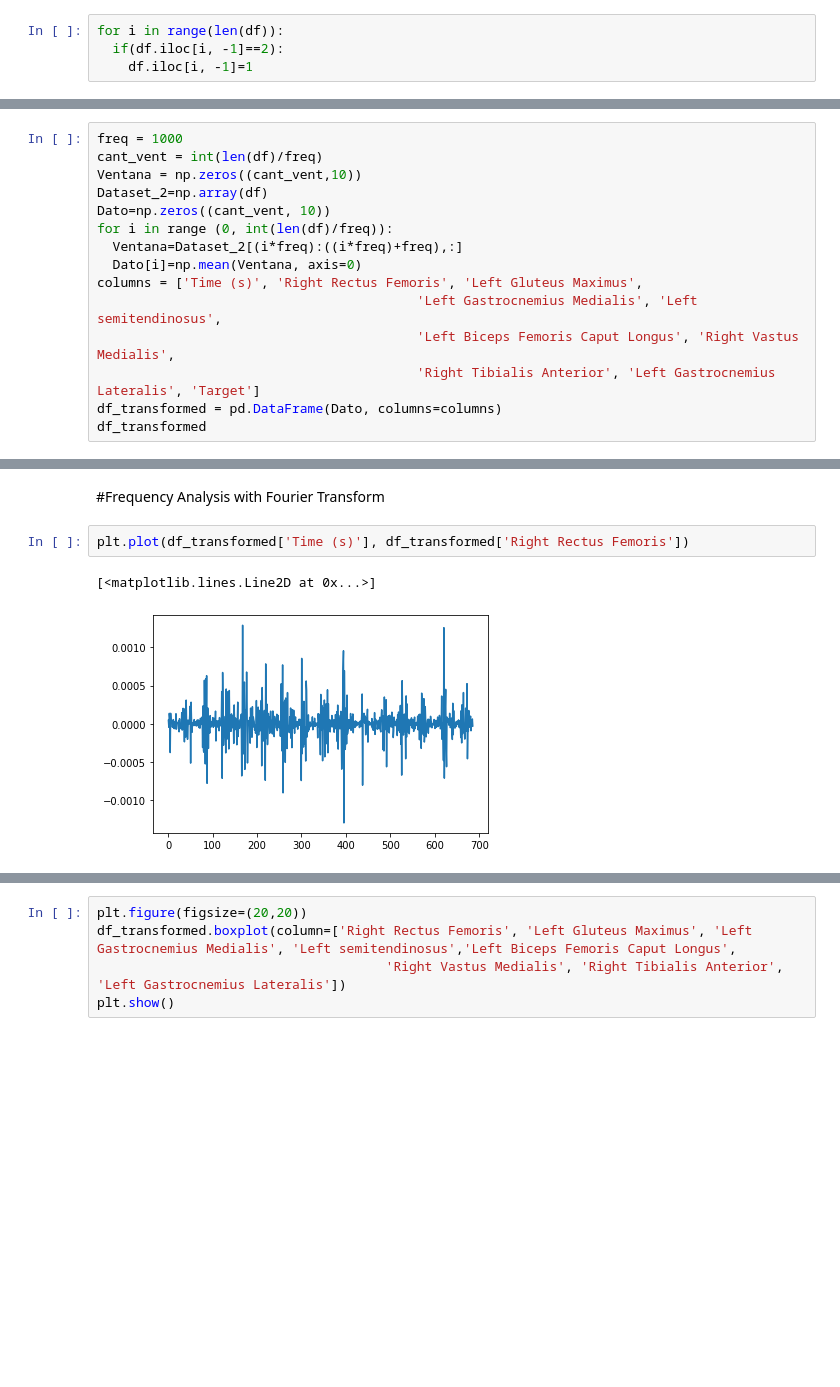
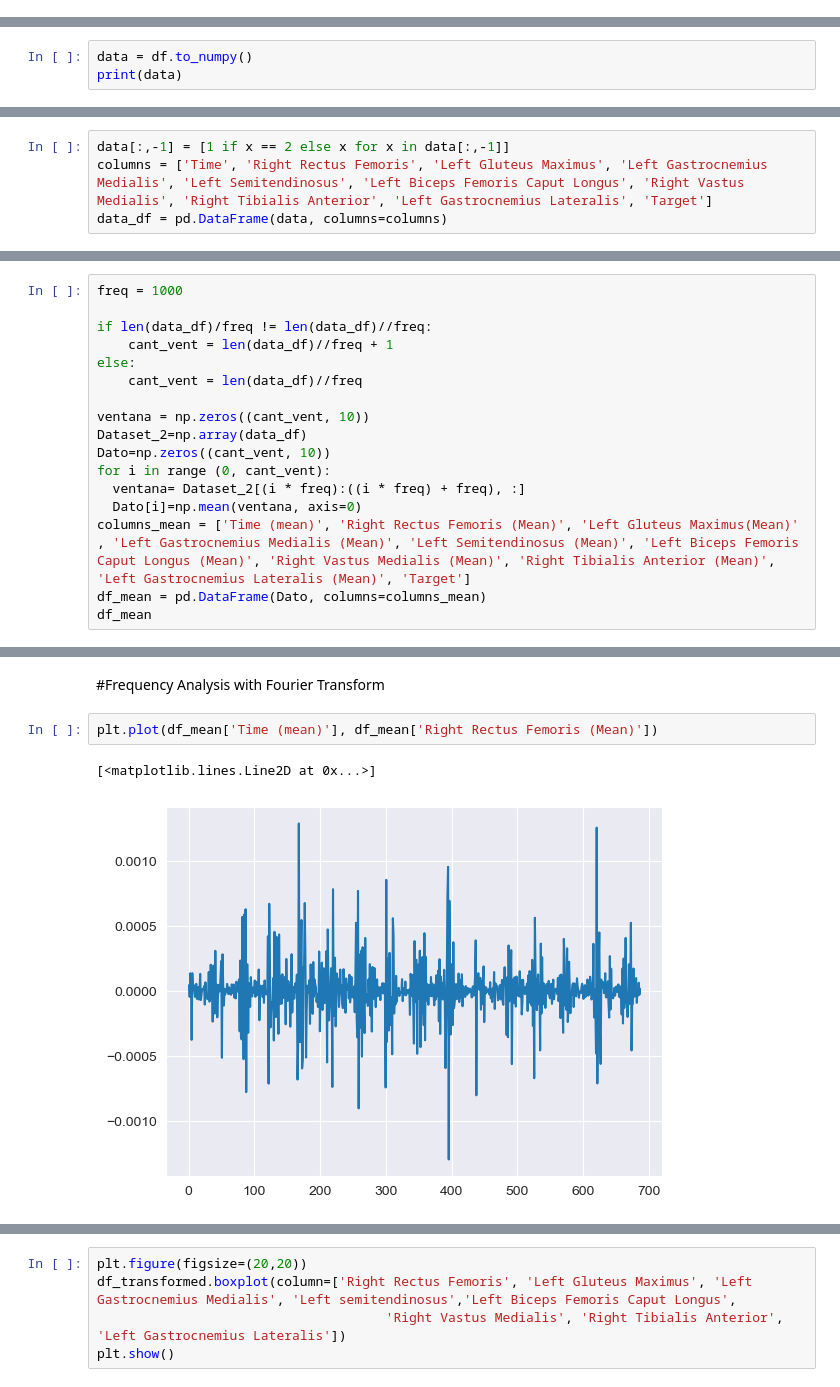
Before and after one commit to Freakscode/Lab3, a Jupyter notebook: Lab3.ipynb, the cells around one changed output, grey strips where cells are left out. Drawn from its saved outputs; the diff is of its cells as text; blank space fills up the shorter version.

Commit message:
Se corrigieron líneas de código, se optimizó el ciclo for para el cambio del target

```diff
--- a/Lab3.ipynb
+++ b/Lab3.ipynb
@@ -55,4 +38,0 @@ df
-# %%
-for i in range(len(df)):
-  if(df.iloc[i, -1]==2):
-    df.iloc[i, -1]=1
@@ -74,0 +39,3 @@ df
+# %%
+data = df.to_numpy()
+print(data)
@@ -75 +56,5 @@ df
+# %%
+data[:,-1] = [1 if x == 2 else x for x in data[:,-1]]
+columns = ['Time', 'Right Rectus Femoris', 'Left Gluteus Maximus', 'Left Gastrocnemius Medialis', 'Left Semitendinosus', 'Left Biceps Femoris Caput Longus', 'Right Vastus Medialis', 'Right Tibialis Anterior', 'Left Gastrocnemius Lateralis', 'Target']
+data_df = pd.DataFrame(data, columns=columns)
 # %%
@@ -82,16 +65,18 @@ plt.show()
 # %%
 freq = 1000
-cant_vent = int(len(df)/freq)
-Ventana = np.zeros((cant_vent,10))
-Dataset_2=np.array(df)
+
+if len(data_df)/freq != len(data_df)//freq:
+    cant_vent = len(data_df)//freq + 1
+else:
+    cant_vent = len(data_df)//freq
+
+ventana = np.zeros((cant_vent, 10))
+Dataset_2=np.array(data_df)
 Dato=np.zeros((cant_vent, 10))
-for i in range (0, int(len(df)/freq)):
-  Ventana=Dataset_2[(i*freq):((i*freq)+freq),:]
-  Dato[i]=np.mean(Ventana, axis=0)
-columns = ['Time (s)', 'Right Rectus Femoris', 'Left Gluteus Maximus',
-                                         'Left Gastrocnemius Medialis', 'Left semitendinosus',
-                                         'Left Biceps Femoris Caput Longus', 'Right Vastus Medialis',
-                                         'Right Tibialis Anterior', 'Left Gastrocnemius Lateralis', 'Target']
-df_transformed = pd.DataFrame(Dato, columns=columns)
-df_transformed
+for i in range (0, cant_vent):
+  ventana= Dataset_2[(i * freq):((i * freq) + freq), :]
+  Dato[i]=np.mean(ventana, axis=0)
+columns_mean = ['Time (mean)', 'Right Rectus Femoris (Mean)', 'Left Gluteus Maximus(Mean)' , 'Left Gastrocnemius Medialis (Mean)', 'Left Semitendinosus (Mean)', 'Left Biceps Femoris Caput Longus (Mean)', 'Right Vastus Medialis (Mean)', 'Right Tibialis Anterior (Mean)', 'Left Gastrocnemius Lateralis (Mean)', 'Target']
+df_mean = pd.DataFrame(Dato, columns=columns_mean)
+df_mean
 # %% [output]
@@ -124,8 +106,8 @@ plt.show()
 # %% [markdown]
 #Frequency Analysis with Fourier Transform
 # %%
-plt.plot(df_transformed['Time (s)'], df_transformed['Right Rectus Femoris'])
+plt.plot(df_mean['Time (mean)'], df_mean['Right Rectus Femoris (Mean)'])
 # %% [output]
 [<matplotlib.lines.Line2D at 0x...>]
-[figure, old version]
+[figure, new version]
 # %%
```
Also changed, not shown: parts of 7 cells of this notebook.
